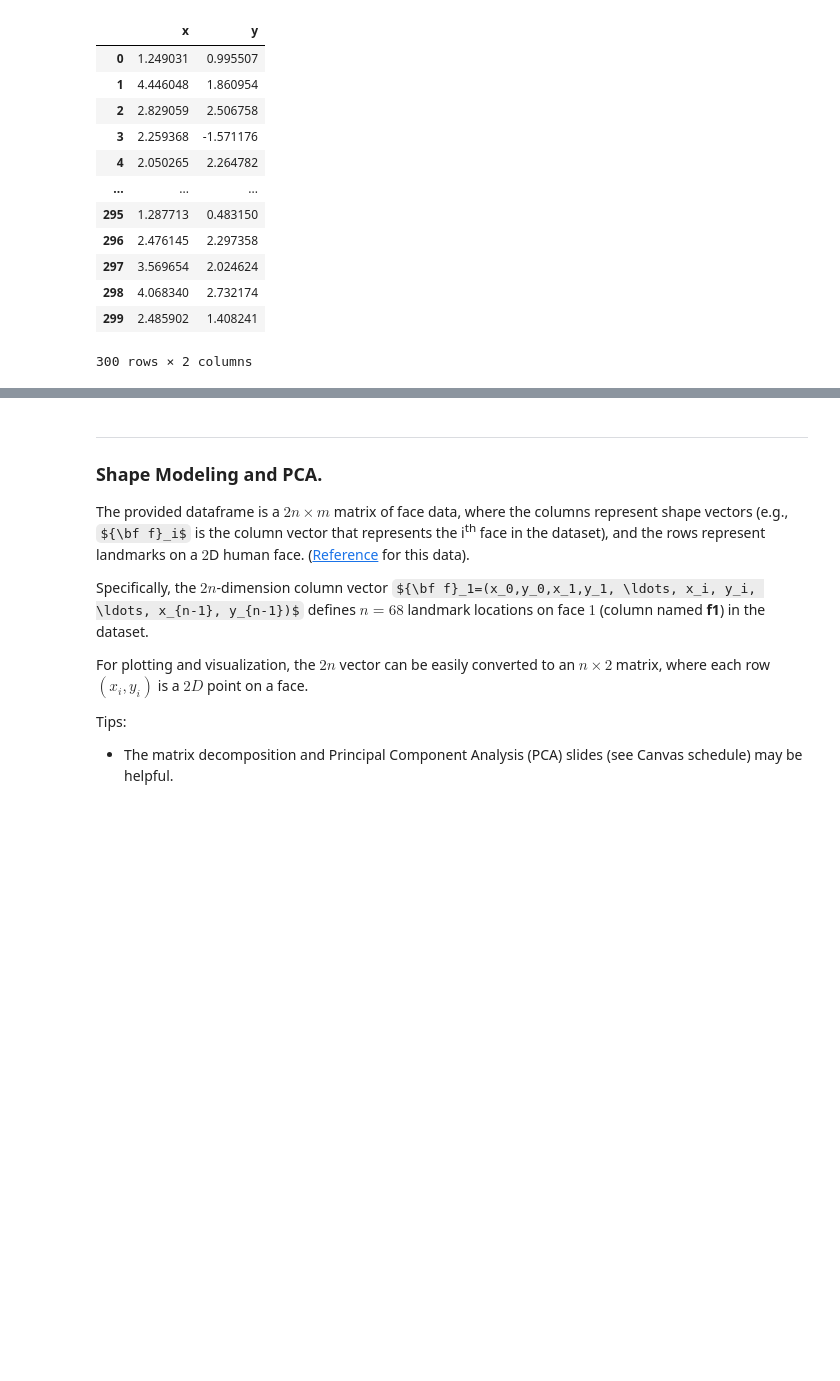
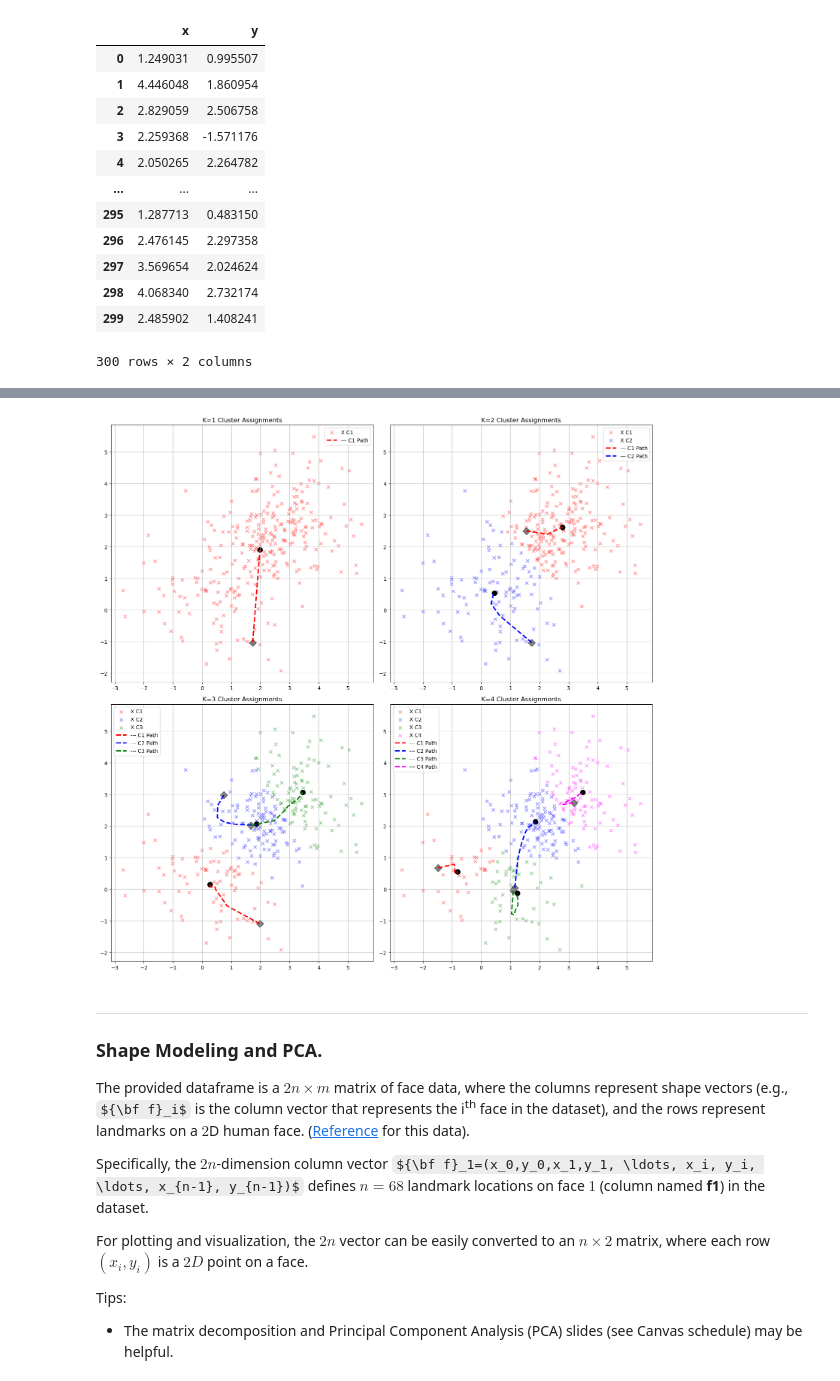
Before and after one commit to DYYasUNCStudent/COMP562, a Jupyter notebook: P2/P2.ipynb, the cells around one changed output, grey strips where cells are left out. Saved outputs shown, nothing was run; the diff lists cells and outputs as text; code cells hidden in the pictures; some formulas as TeX source; blank space fills up the shorter version.

```diff
--- a/P2/P2.ipynb
+++ b/P2/P2.ipynb
@@ -150,3 +146,95 @@ You may assume:
+# %%
+# --------------------------------------
+# Add your P1B coding solution below.
+# --------------------------------------
+
+# Get data
+data = kdf[['x', 'y']].values
+n_samples = len(data)
+
+def kmeans(data, k, max_iter=100, tolerance=0.05):
+    """
+    K-means function
+    Returns: centroids_old, labels, final_centroids
+    """
+
+    centroids = data[np.random.choice(n_samples, k, replace=False)]
+    centroids_old = [centroids.copy()]
+
+    prev_inertia = float('inf') # Set to infinity for the first iteration to be able to work
+
+    for iteration in range(max_iter):
+        distances = np.sqrt(((data - centroids[:, np.newaxis])**2).sum(axis=2)) # Use direct distance
+        labels = np.argmin(distances, axis=0)
+
+        new_centroids = np.zeros_like(centroids)
+        for i in range(k):
+            cluster_points = data[labels == i]
+            if len(cluster_points) > 0:
+                new_centroids[i] = cluster_points.mean(axis=0)
+            else:
+                new_centroids[i] = data[np.random.choice(n_samples, 1)]
+
+        centroids_old.append(new_centroids.copy())
+        centroids = new_centroids
+
+        inertia = 0
+        for i in range(k):
+            cluster_points = data[labels == i]
+            if len(cluster_points) > 0:
+                inertia += ((cluster_points - centroids[i])**2).sum()
+
+        if abs(inertia - prev_inertia) < tolerance:
+            break
+
+        prev_inertia = inertia
+
+    return centroids_old, labels, centroids
+
+colors = ['red', 'blue', 'green', 'magenta']
+
+fig, axs = plt.subplots(2, 2, figsize=(15, 15))
+
+k_values = [1, 2, 3, 4]
+for idx, k in enumerate(k_values):
+    row = idx // 2
+    col = idx % 2
+    ax = axs[row, col]
+
+    centroids_old, labels, final_centroids = kmeans(data, k, max_iter=100, tolerance=0.05)
+
+    legend_elements = []
+    for i in range(k):
+        cluster_points = data[labels == i]
+        if len(cluster_points) > 0:
+            scatter = ax.scatter(cluster_points[:, 0], cluster_points[:, 1],
+                      c=colors[i], marker='x', alpha=0.4, label=f'X C{i+1}')
+            legend_elements.append(scatter)
+
+    for i in range(k):
+        if len(centroids_old) > 1:
+            path_x = [centroids_old[j][i, 0] for j in range(len(centroids_old))]
+            path_y = [centroids_old[j][i, 1] for j in range(len(centroids_old))]
+            line = ax.plot(path_x, path_y, '--', linewidth=2.5, alpha=1.0, c=colors[i], label=f'--- C{i+1} Path')
+            legend_elements.append(line[0])
+
+    initial_centroids = centroids_old[0]
+    for i in range(k):
+        ax.scatter(initial_centroids[i, 0], initial_centroids[i, 1],
+                  c='gray', marker='D', s=100, edgecolors='black', linewidths=0.5)
+
+    for i in range(k):
+        ax.scatter(final_centroids[i, 0], final_centroids[i, 1],
+                  c='black', marker='o', s=100, edgecolors='black', linewidths=0.5)
+
+    ax.set_title(f'K={k} Cluster Assignments')
+    ax.legend(handles=legend_elements, loc='best')
+    ax.grid(True)
+
+plt.tight_layout()
+plt.show()
+# %% [output]
+[figure, added]
 # %% [markdown]
 ****
 
```
Also changed, not shown: parts of 6 cells of this notebook.
